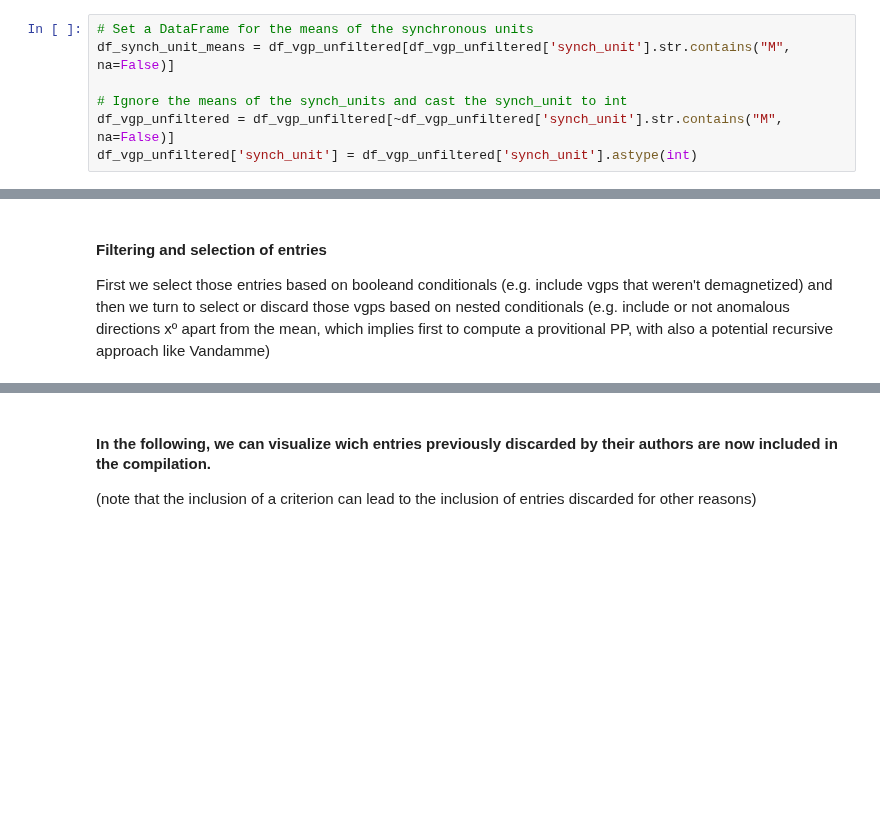
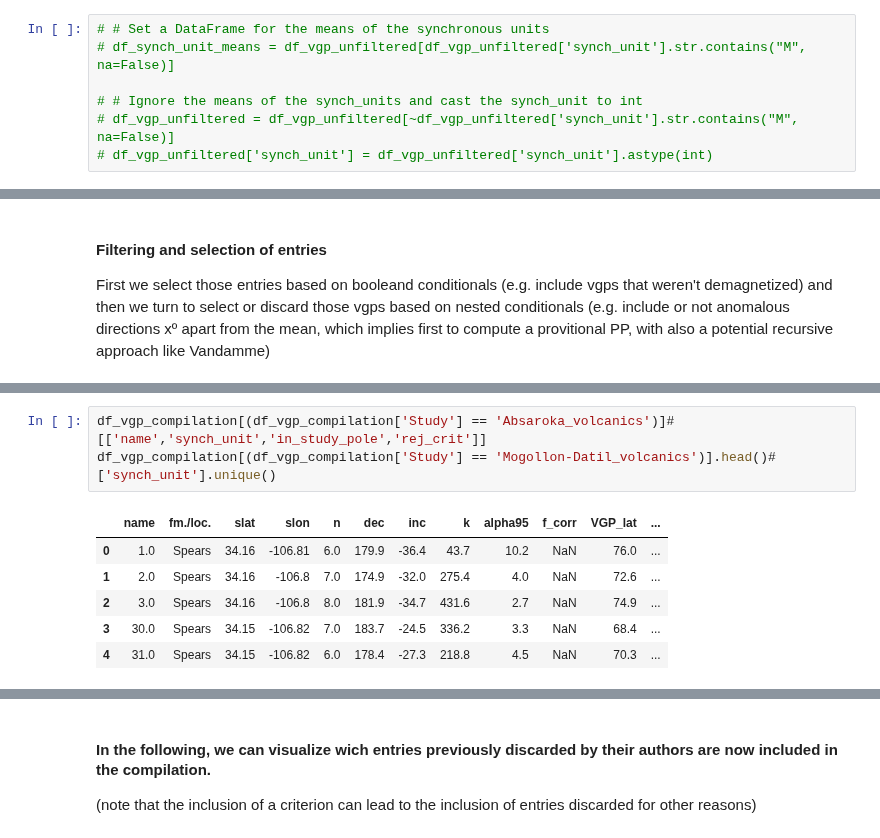
Before and after one commit to bramvaes/Young_CEED_2.0, a Jupyter notebook: build_compilation_v2.ipynb, the cells around one changed output, grey strips where cells are left out. Saved outputs shown, nothing was run; the diff lists cells and outputs as text; blank space fills up the shorter version.

```diff
--- a/build_compilation_v2.ipynb
+++ b/build_compilation_v2.ipynb
@@ -75,9 +75,9 @@ processing file 33
 # %% [markdown]
 #### Split the dataset into two hyerarchical levels (mean of synchronous units and sites from "synchronous" units)
 # %%
-# Set a DataFrame for the means of the synchronous units
-df_synch_unit_means = df_vgp_unfiltered[df_vgp_unfiltered['synch_unit'].str.contains("M", na=False)]
+# # Set a DataFrame for the means of the synchronous units
+# df_synch_unit_means = df_vgp_unfiltered[df_vgp_unfiltered['synch_unit'].str.contains("M", na=False)]
 
-# Ignore the means of the synch_units and cast the synch_unit to int
-df_vgp_unfiltered = df_vgp_unfiltered[~df_vgp_unfiltered['synch_unit'].str.contains("M", na=False)]
-df_vgp_unfiltered['synch_unit'] = df_vgp_unfiltered['synch_unit'].astype(int)
+# # Ignore the means of the synch_units and cast the synch_unit to int
+# df_vgp_unfiltered = df_vgp_unfiltered[~df_vgp_unfiltered['synch_unit'].str.contains("M", na=False)]
+# df_vgp_unfiltered['synch_unit'] = df_vgp_unfiltered['synch_unit'].astype(int)
@@ -252,0 +331,10 @@ df_vgp_compilation[df_vgp_compilation.index.duplicated() == True]
+# %%
+df_vgp_compilation[(df_vgp_compilation['Study'] == 'Absaroka_volcanics')]#[['name','synch_unit','in_study_pole','rej_crit']]
+df_vgp_compilation[(df_vgp_compilation['Study'] == 'Mogollon-Datil_volcanics')].head()#['synch_unit'].unique()
+# %% [output]
+|  | name | fm./loc. | slat | slon | n | dec | inc | k | alpha95 | f_corr | VGP_lat | ... |
+| 0 | 1.0 | Spears | 34.16 | -106.81 | 6.0 | 179.9 | -36.4 | 43.7 | 10.2 | NaN | 76.0 | ... |
+| 1 | 2.0 | Spears | 34.16 | -106.8 | 7.0 | 174.9 | -32.0 | 275.4 | 4.0 | NaN | 72.6 | ... |
+| 2 | 3.0 | Spears | 34.16 | -106.8 | 8.0 | 181.9 | -34.7 | 431.6 | 2.7 | NaN | 74.9 | ... |
+| 3 | 30.0 | Spears | 34.15 | -106.82 | 7.0 | 183.7 | -24.5 | 336.2 | 3.3 | NaN | 68.4 | ... |
+| 4 | 31.0 | Spears | 34.15 | -106.82 | 6.0 | 178.4 | -27.3 | 218.8 | 4.5 | NaN | 70.3 | ... |
```
Also changed, not shown: parts of 12 cells of this notebook, 4 other files.
